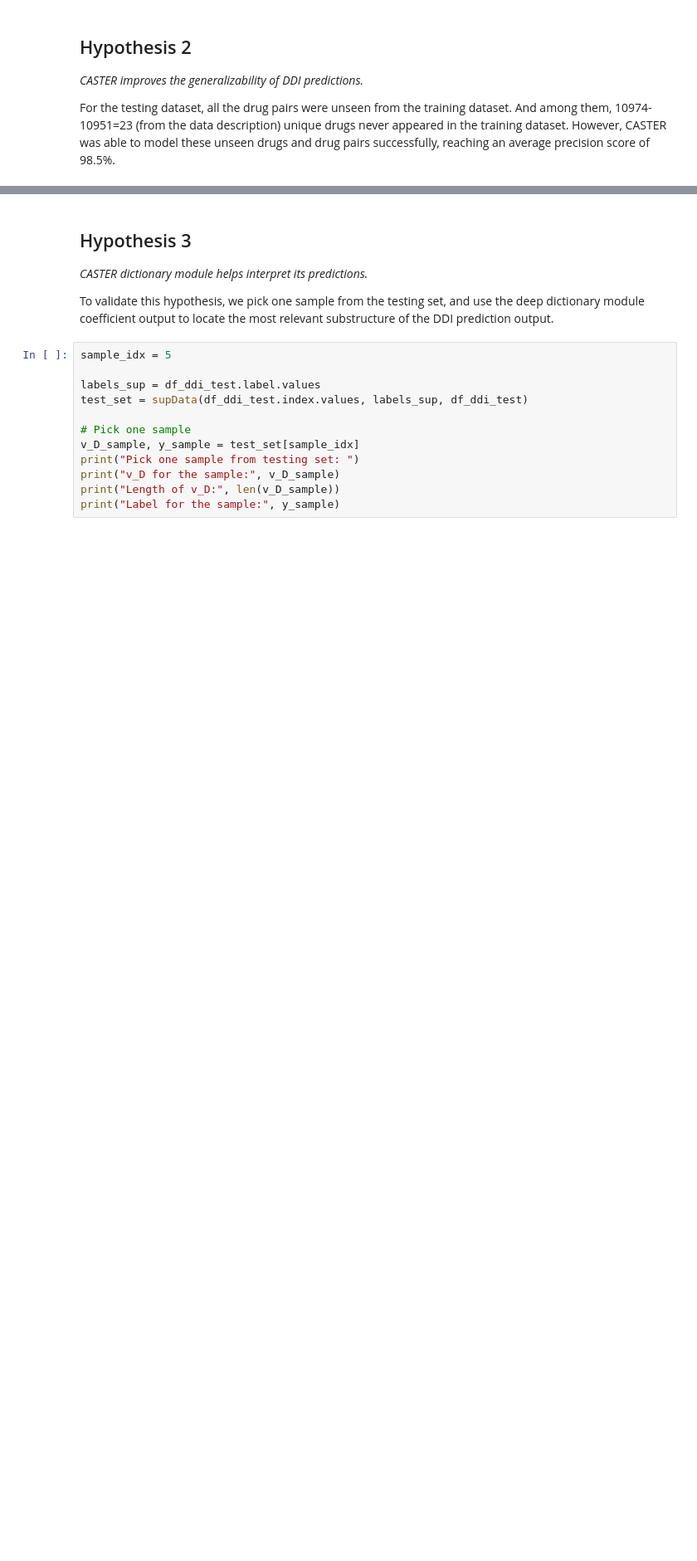
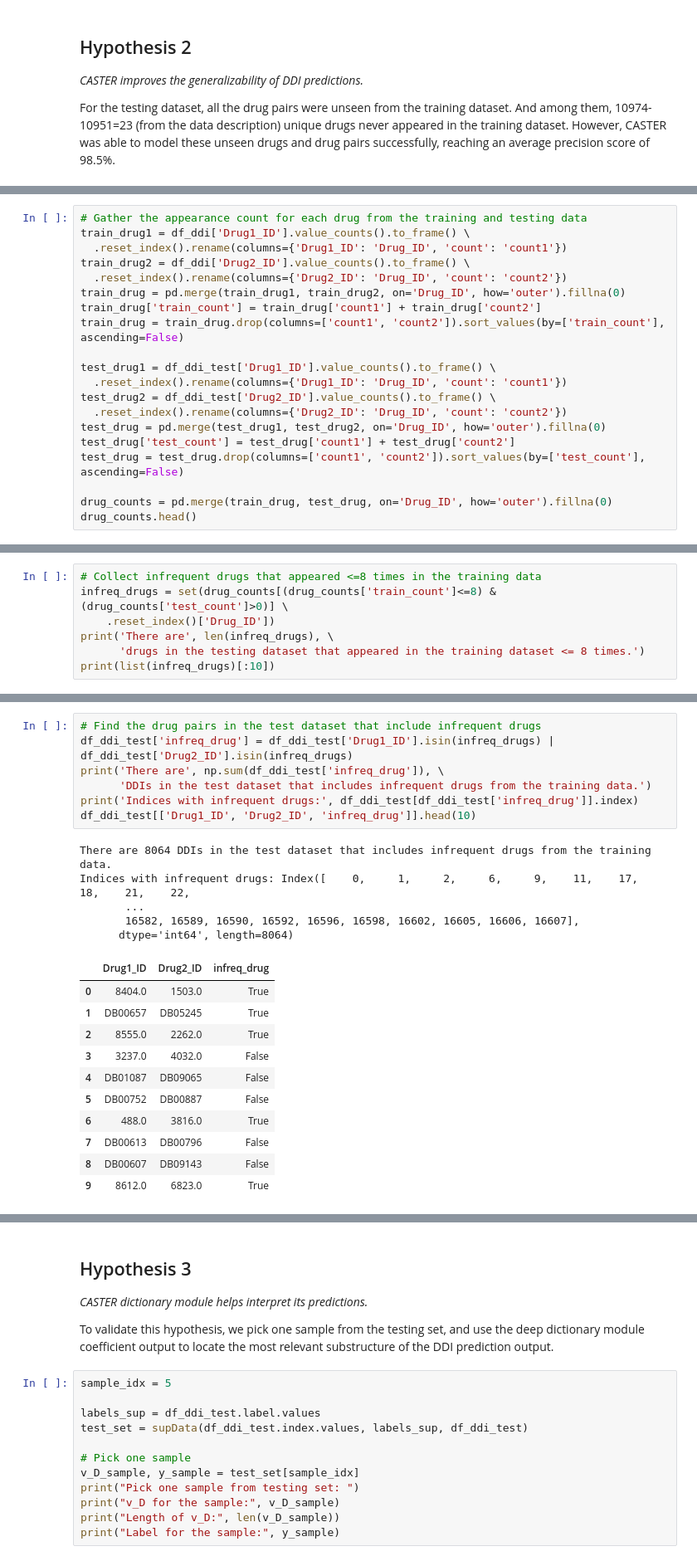
Before and after one commit to lanceyjt/cs598-dlh-team72, a Jupyter notebook: DL4H_Team72.ipynb, the cells around one changed output, grey strips where cells are left out. Shown: that part at 83% size. Cells and saved outputs as stored; diff of their text form; blank space fills up the shorter version.

```diff
--- a/DL4H_Team72.ipynb
+++ b/DL4H_Team72.ipynb
@@ -972,0 +1016,20 @@ For the testing dataset, all the drug pairs were unseen from the training datase
+# %%
+# Gather the appearance count for each drug from the training and testing data
+train_drug1 = df_ddi['Drug1_ID'].value_counts().to_frame() \
+  .reset_index().rename(columns={'Drug1_ID': 'Drug_ID', 'count': 'count1'})
+train_drug2 = df_ddi['Drug2_ID'].value_counts().to_frame() \
+  .reset_index().rename(columns={'Drug2_ID': 'Drug_ID', 'count': 'count2'})
+train_drug = pd.merge(train_drug1, train_drug2, on='Drug_ID', how='outer').fillna(0)
+train_drug['train_count'] = train_drug['count1'] + train_drug['count2']
+train_drug = train_drug.drop(columns=['count1', 'count2']).sort_values(by=['train_count'], ascending=False)
+
+test_drug1 = df_ddi_test['Drug1_ID'].value_counts().to_frame() \
+  .reset_index().rename(columns={'Drug1_ID': 'Drug_ID', 'count': 'count1'})
+test_drug2 = df_ddi_test['Drug2_ID'].value_counts().to_frame() \
+  .reset_index().rename(columns={'Drug2_ID': 'Drug_ID', 'count': 'count2'})
+test_drug = pd.merge(test_drug1, test_drug2, on='Drug_ID', how='outer').fillna(0)
+test_drug['test_count'] = test_drug['count1'] + test_drug['count2']
+test_drug = test_drug.drop(columns=['count1', 'count2']).sort_values(by=['test_count'], ascending=False)
+
+drug_counts = pd.merge(train_drug, test_drug, on='Drug_ID', how='outer').fillna(0)
+drug_counts.head()
@@ -972,0 +1043,7 @@ For the testing dataset, all the drug pairs were unseen from the training datase
+# %%
+# Collect infrequent drugs that appeared <=8 times in the training data
+infreq_drugs = set(drug_counts[(drug_counts['train_count']<=8) & (drug_counts['test_count']>0)] \
+    .reset_index()['Drug_ID'])
+print('There are', len(infreq_drugs), \
+      'drugs in the testing dataset that appeared in the training dataset <= 8 times.')
+print(list(infreq_drugs)[:10])
@@ -972,0 +1053,24 @@ For the testing dataset, all the drug pairs were unseen from the training datase
+# %%
+# Find the drug pairs in the test dataset that include infrequent drugs
+df_ddi_test['infreq_drug'] = df_ddi_test['Drug1_ID'].isin(infreq_drugs) | df_ddi_test['Drug2_ID'].isin(infreq_drugs)
+print('There are', np.sum(df_ddi_test['infreq_drug']), \
+      'DDIs in the test dataset that includes infrequent drugs from the training data.')
+print('Indices with infrequent drugs:', df_ddi_test[df_ddi_test['infreq_drug']].index)
+df_ddi_test[['Drug1_ID', 'Drug2_ID', 'infreq_drug']].head(10)
+# %% [output]
+There are 8064 DDIs in the test dataset that includes infrequent drugs from the training data.
+Indices with infrequent drugs: Index([    0,     1,     2,     6,     9,    11,    17,    18,    21,    22,
+       ...
+       16582, 16589, 16590, 16592, 16596, 16598, 16602, 16605, 16606, 16607],
+      dtype='int64', length=8064)
+|  | Drug1_ID | Drug2_ID | infreq_drug |
+| 0 | 8404.0 | 1503.0 | True |
+| 1 | DB00657 | DB05245 | True |
+| 2 | 8555.0 | 2262.0 | True |
+| 3 | 3237.0 | 4032.0 | False |
+| 4 | DB01087 | DB09065 | False |
+| 5 | DB00752 | DB00887 | False |
+| 6 | 488.0 | 3816.0 | True |
+| 7 | DB00613 | DB00796 | False |
+| 8 | DB00607 | DB09143 | False |
+| 9 | 8612.0 | 6823.0 | True |
```
Also changed, not shown: parts of 10 cells of this notebook.
